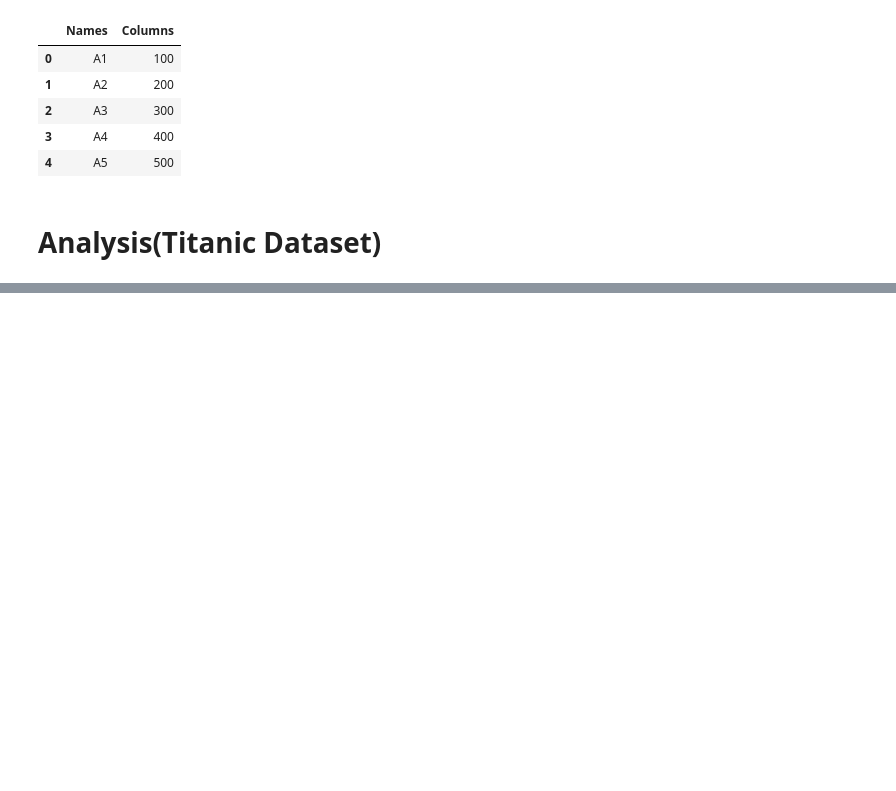
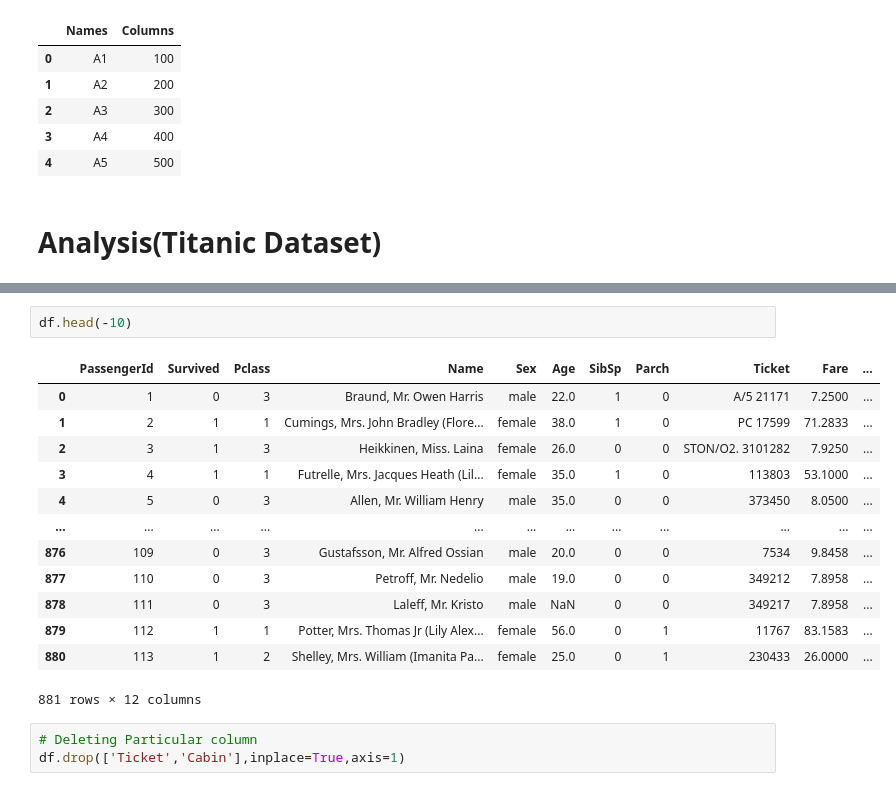
Before and after one commit to pedd1-Srividya/DS-AI-ML-And-Web-Devolopment-Practice, a Jupyter notebook: DS_ML_AI.ipynb, the cells around one changed output, grey strips where cells are left out. Drawn from its saved outputs; the diff is of its cells as text; blank space fills up the shorter version.

```diff
--- a/DS_ML_AI.ipynb
+++ b/DS_ML_AI.ipynb
@@ -1169,0 +1381,19 @@ df
+# %%
+df.head(-10)
+# %% [output]
+|  | PassengerId | Survived | Pclass | Name | Sex | Age | SibSp | Parch | Ticket | Fare | ... |
+| 0 | 1 | 0 | 3 | Braund, Mr. Owen Harris | male | 22.0 | 1 | 0 | A/5 21171 | 7.2500 | ... |
+| 1 | 2 | 1 | 1 | Cumings, Mrs. John Bradley (Flore... | female | 38.0 | 1 | 0 | PC 17599 | 71.2833 | ... |
+| 2 | 3 | 1 | 3 | Heikkinen, Miss. Laina | female | 26.0 | 0 | 0 | STON/O2. 3101282 | 7.9250 | ... |
+| 3 | 4 | 1 | 1 | Futrelle, Mrs. Jacques Heath (Lil... | female | 35.0 | 1 | 0 | 113803 | 53.1000 | ... |
+| 4 | 5 | 0 | 3 | Allen, Mr. William Henry | male | 35.0 | 0 | 0 | 373450 | 8.0500 | ... |
+| ... | ... | ... | ... | ... | ... | ... | ... | ... | ... | ... | ... |
+| 876 | 109 | 0 | 3 | Gustafsson, Mr. Alfred Ossian | male | 20.0 | 0 | 0 | 7534 | 9.8458 | ... |
+| 877 | 110 | 0 | 3 | Petroff, Mr. Nedelio | male | 19.0 | 0 | 0 | 349212 | 7.8958 | ... |
+| 878 | 111 | 0 | 3 | Laleff, Mr. Kristo | male | NaN | 0 | 0 | 349217 | 7.8958 | ... |
+| 879 | 112 | 1 | 1 | Potter, Mrs. Thomas Jr (Lily Alex... | female | 56.0 | 0 | 1 | 11767 | 83.1583 | ... |
+| 880 | 113 | 1 | 2 | Shelley, Mrs. William (Imanita Pa... | female | 25.0 | 0 | 1 | 230433 | 26.0000 | ... |
+881 rows × 12 columns
+# %%
+# Deleting Particular column
+df.drop(['Ticket','Cabin'],inplace=True,axis=1)
```
Also changed, not shown: parts of 22 cells of this notebook.
